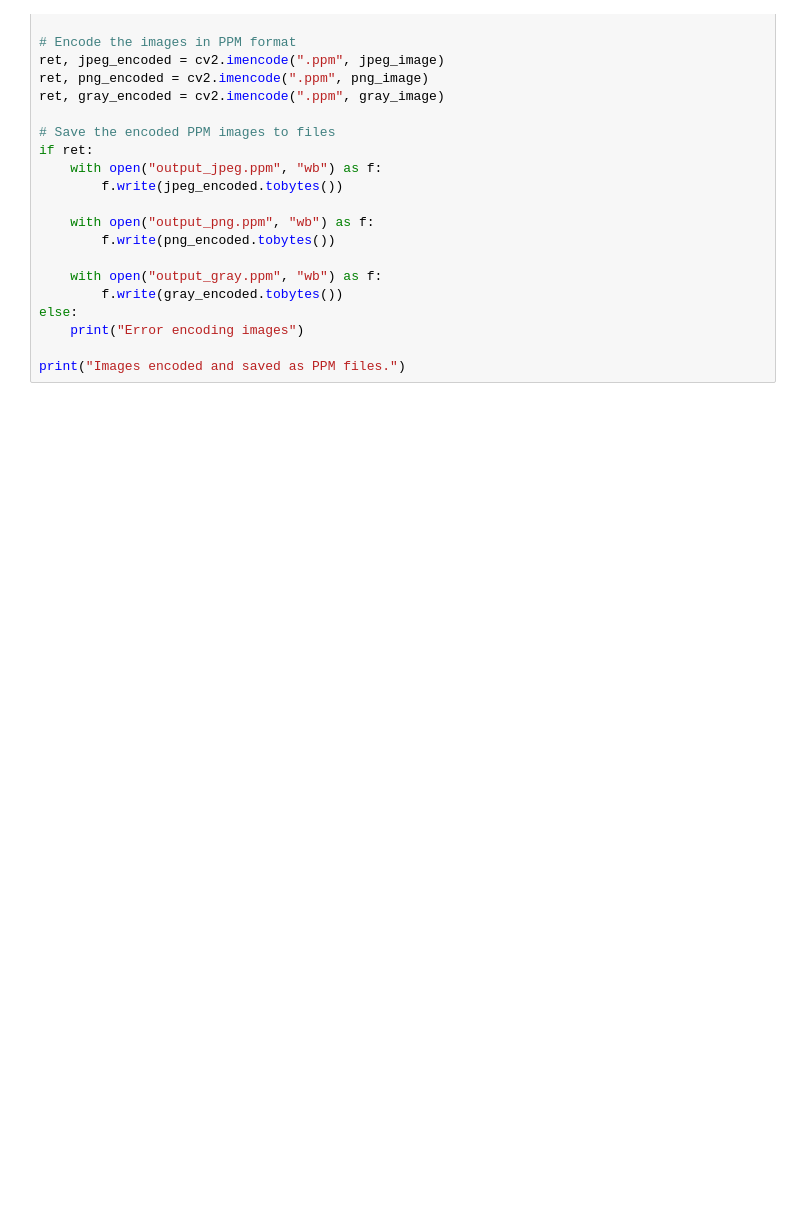
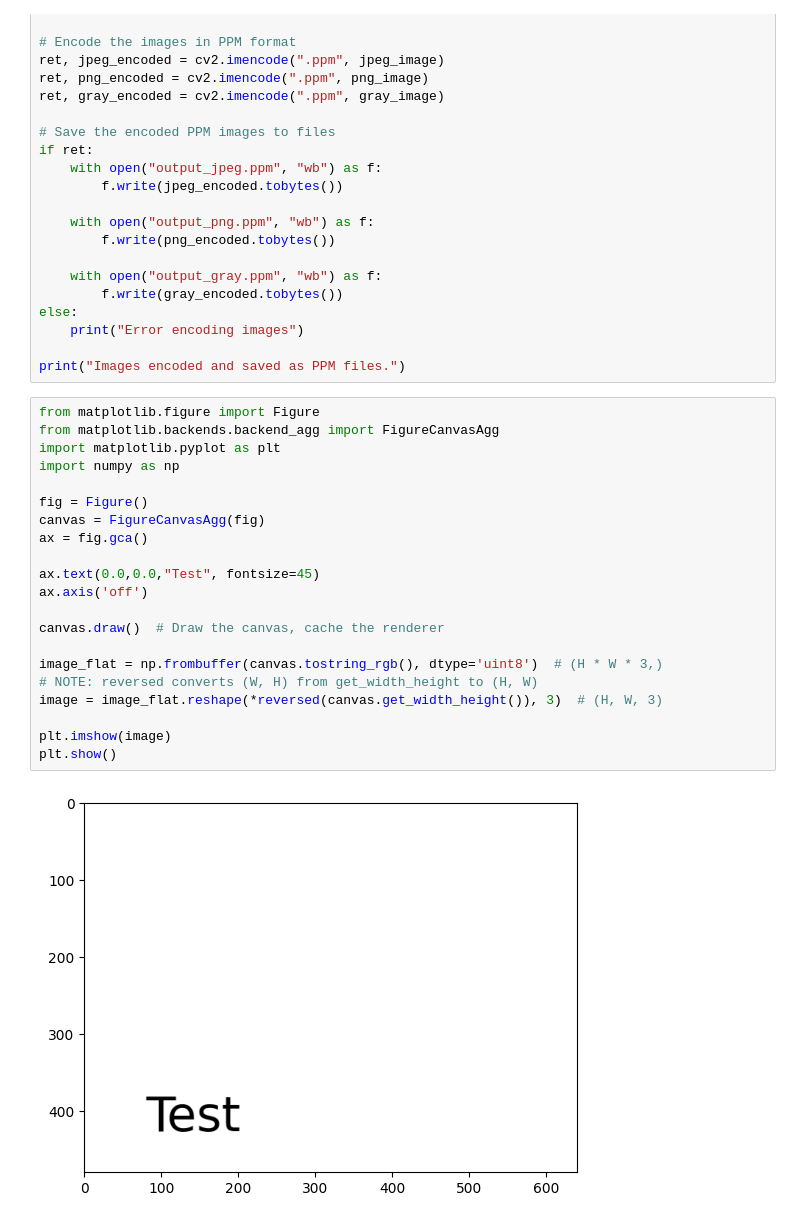
Before and after one commit to kizato1018/NTNU, a Jupyter notebook: AIP/homework/test.ipynb, the cells around one changed output. Drawn from its saved outputs; the diff is of its cells as text; blank space fills up the shorter version.

```diff
--- a/AIP/homework/test.ipynb
+++ b/AIP/homework/test.ipynb
@@ -84,3 +160,26 @@ else:
     print("Error encoding images")
 
 print("Images encoded and saved as PPM files.")
+# %%
+from matplotlib.figure import Figure
+from matplotlib.backends.backend_agg import FigureCanvasAgg
+import matplotlib.pyplot as plt
+import numpy as np
+
+fig = Figure()
+canvas = FigureCanvasAgg(fig)
+ax = fig.gca()
+
+ax.text(0.0,0.0,"Test", fontsize=45)
+ax.axis('off')
+
+canvas.draw()  # Draw the canvas, cache the renderer
+
+image_flat = np.frombuffer(canvas.tostring_rgb(), dtype='uint8')  # (H * W * 3,)
+# NOTE: reversed converts (W, H) from get_width_height to (H, W)
+image = image_flat.reshape(*reversed(canvas.get_width_height()), 3)  # (H, W, 3)
+
+plt.imshow(image)
+plt.show()
+# %% [output]
+[figure, added]
```
Also changed, not shown: parts of 7 cells of this notebook, 29 other files.
